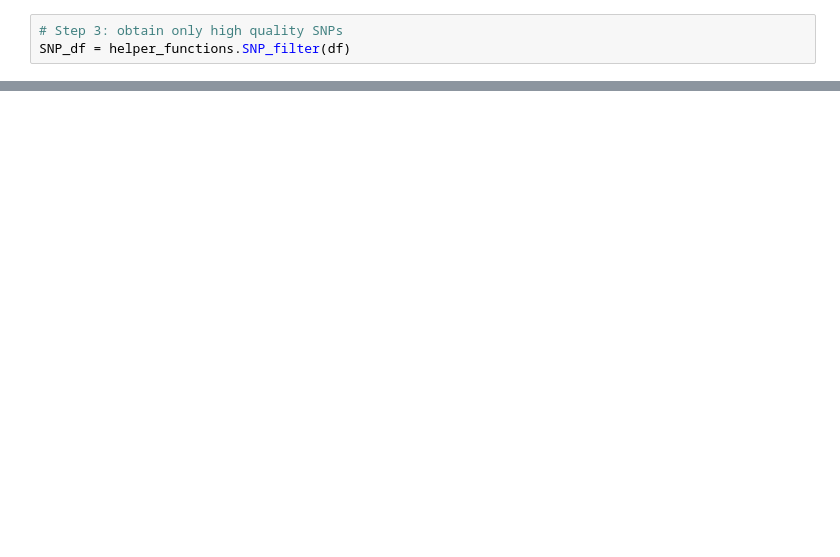
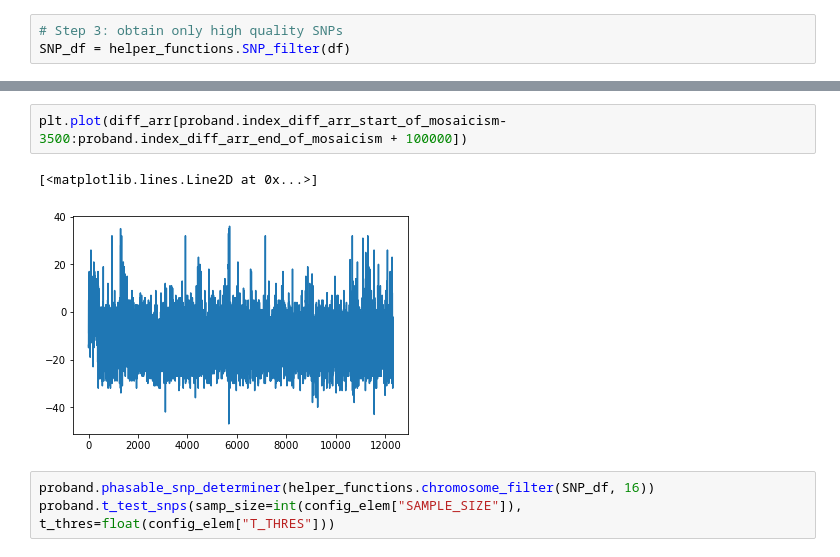
Before and after one commit to arodri48/mosaicism_detection_linear_time_complexity, a Jupyter notebook: python_phasing_project/main_single_threaded.ipynb, the cells around one changed output, grey strips where cells are left out. Saved outputs shown, nothing was run; the diff lists cells and outputs as text; blank space fills up the shorter version.

Commit message:
framework is functional, just need to add fine edge detection

```diff
--- a/python_phasing_project/main_single_threaded.ipynb
+++ b/python_phasing_project/main_single_threaded.ipynb
@@ -101,0 +62,8 @@ with open(config_elem["OUTPUT_FILE"], 'w') as output_file:
+# %%
+plt.plot(diff_arr[proband.index_diff_arr_start_of_mosaicism-3500:proband.index_diff_arr_end_of_mosaicism + 100000])
+# %% [output]
+[<matplotlib.lines.Line2D at 0x...>]
+[figure, added]
+# %%
+proband.phasable_snp_determiner(helper_functions.chromosome_filter(SNP_df, 16))
+proband.t_test_snps(samp_size=int(config_elem["SAMPLE_SIZE"]), t_thres=float(config_elem["T_THRES"]))
```
Also changed, not shown: parts of 16 cells of this notebook, 3 other files.
